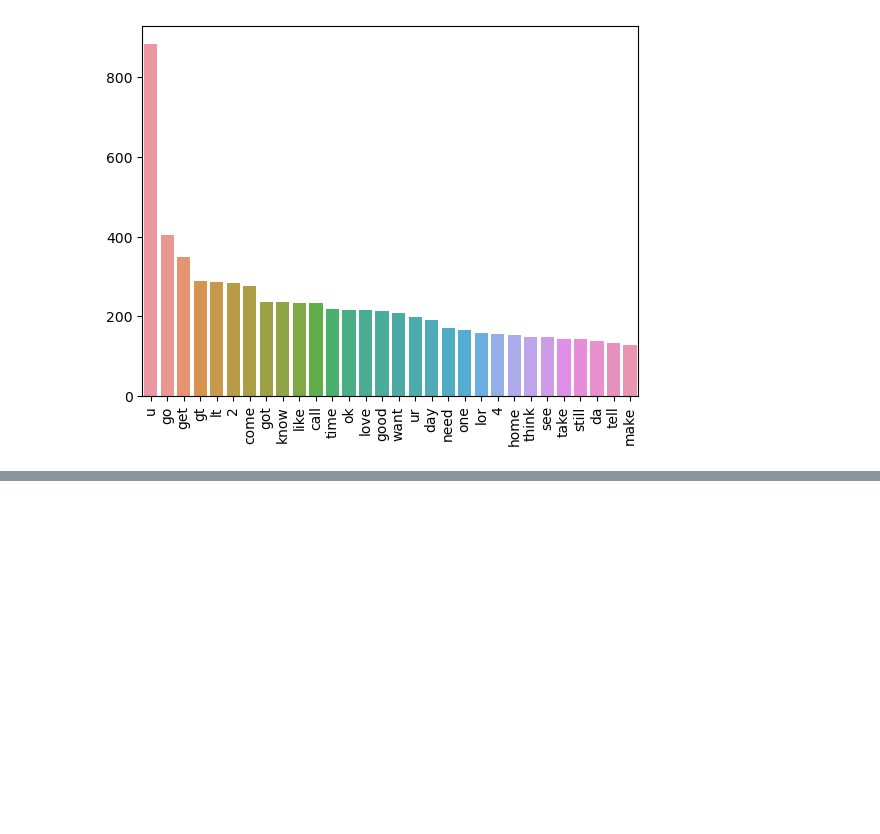
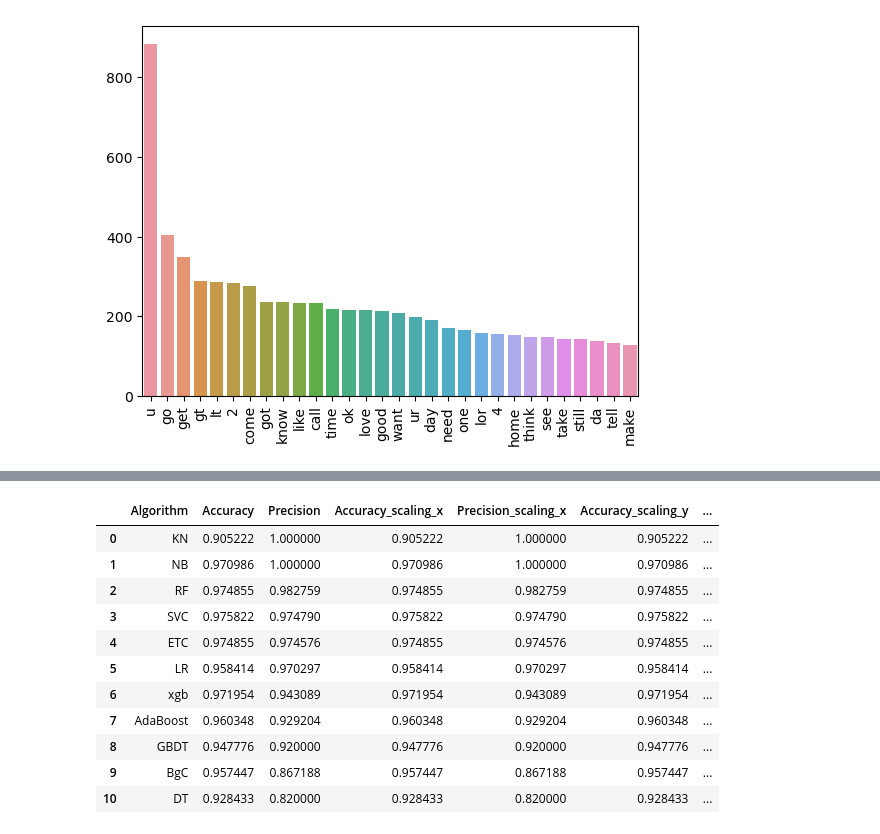
Before and after one commit to pChitral/SMS-Spam-Classifier, a Jupyter notebook: sms_classifier.ipynb, the cells around one changed output, grey strips where cells are left out. Drawn from its saved outputs; the diff is of its cells as text; code cells hidden in the pictures; blank space fills up the shorter version.

```diff
--- a/sms_classifier.ipynb
+++ b/sms_classifier.ipynb
@@ -395,0 +495,8 @@ df.head()
+# %%
+def train_classifier(clf,X_train,y_train,X_test,y_test):
+    clf.fit(X_train,y_train)
+    y_pred = clf.predict(X_test)
+    accuracy = accuracy_score(y_test,y_pred)
+    precision = precision_score(y_test,y_pred)
+
+    return accuracy,precision
@@ -395,0 +585,20 @@ df.head()
+# %%
+temp_df = pd.DataFrame({'Algorithm':clfs.keys(),'Accuracy_max_ft_3000':accuracy_scores,'Precision_max_ft_3000':precision_scores}).sort_values('Precision_max_ft_3000',ascending=False)
+temp_df = pd.DataFrame({'Algorithm':clfs.keys(),'Accuracy_scaling':accuracy_scores,'Precision_scaling':precision_scores}).sort_values('Precision_scaling',ascending=False)
+new_df = performance_df.merge(temp_df,on='Algorithm')
+new_df_scaled = new_df.merge(temp_df,on='Algorithm')
+temp_df = pd.DataFrame({'Algorithm':clfs.keys(),'Accuracy_num_chars':accuracy_scores,'Precision_num_chars':precision_scores}).sort_values('Precision_num_chars',ascending=False)
+new_df_scaled.merge(temp_df,on='Algorithm')
+# %% [output]
+|  | Algorithm | Accuracy | Precision | Accuracy_scaling_x | Precision_scaling_x | Accuracy_scaling_y | ... |
+| 0 | KN | 0.905222 | 1.000000 | 0.905222 | 1.000000 | 0.905222 | ... |
+| 1 | NB | 0.970986 | 1.000000 | 0.970986 | 1.000000 | 0.970986 | ... |
+| 2 | RF | 0.974855 | 0.982759 | 0.974855 | 0.982759 | 0.974855 | ... |
+| 3 | SVC | 0.975822 | 0.974790 | 0.975822 | 0.974790 | 0.975822 | ... |
+| 4 | ETC | 0.974855 | 0.974576 | 0.974855 | 0.974576 | 0.974855 | ... |
+| 5 | LR | 0.958414 | 0.970297 | 0.958414 | 0.970297 | 0.958414 | ... |
+| 6 | xgb | 0.971954 | 0.943089 | 0.971954 | 0.943089 | 0.971954 | ... |
+| 7 | AdaBoost | 0.960348 | 0.929204 | 0.960348 | 0.929204 | 0.960348 | ... |
+| 8 | GBDT | 0.947776 | 0.920000 | 0.947776 | 0.920000 | 0.947776 | ... |
+| 9 | BgC | 0.957447 | 0.867188 | 0.957447 | 0.867188 | 0.957447 | ... |
+| 10 | DT | 0.928433 | 0.820000 | 0.928433 | 0.820000 | 0.928433 | ... |
```
Also changed, not shown: parts of 28 cells of this notebook, 2 other files.
